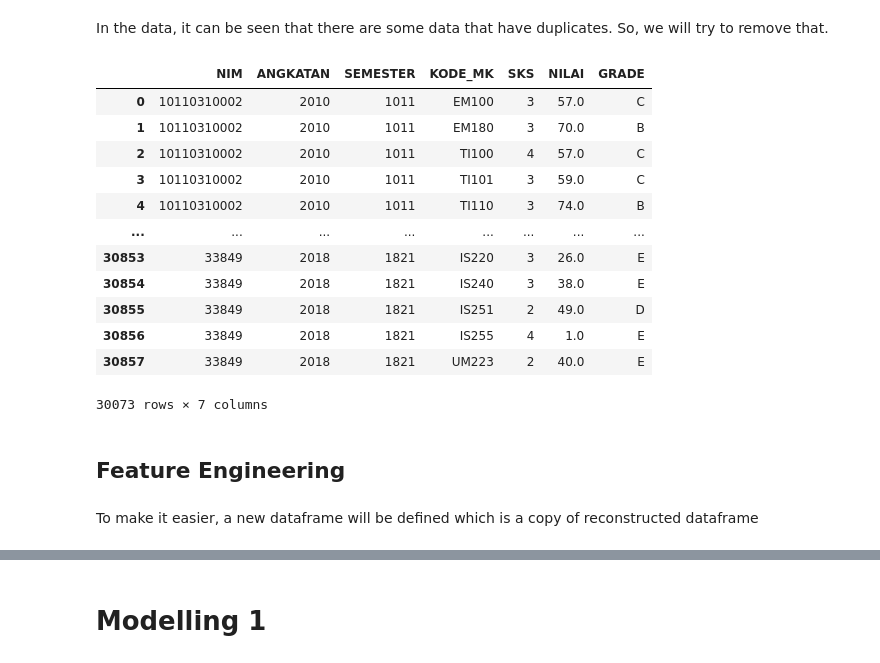
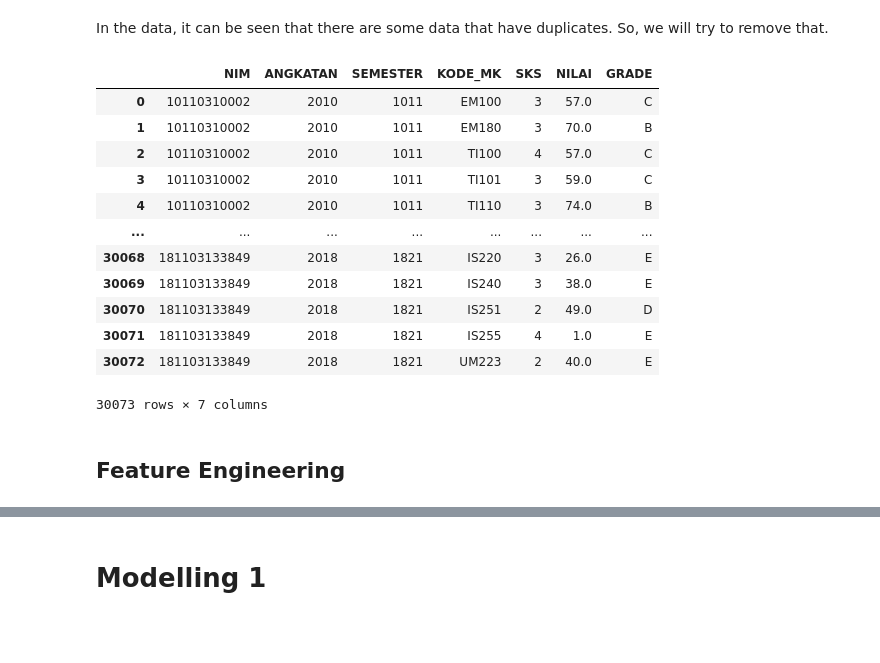
Before and after one commit to fchrzlka/ISFEST-2022, a Jupyter notebook: ConfusedTeens_Coding.ipynb, the cells around one changed output, grey strips where cells are left out. Saved outputs shown, nothing was run; the diff lists cells and outputs as text; code cells hidden in the pictures; blank space fills up the shorter version.

```diff
--- a/ConfusedTeens_Coding.ipynb
+++ b/ConfusedTeens_Coding.ipynb
@@ -121,0 +141,3 @@ clean_transcript
+# %%
+# Applying convert score function
+transcript['GRADE'] = transcript['NILAI'].apply(lambda score: convert_score(score))
@@ -124,11 +158,11 @@ As you can see, there are few observations that have incomplete values in NIM co
 # %%
 def fixing_NIM(data) :
     '''
-    This thas thus
+    Fixing incomplete value in NIM column
     '''
     # Fixing NIM
 
-    for i in range(len(data['NIM'])):
+    for i in range(data.shape[0]):
         data['NIM'].values[i] = str(data['NIM'].values[i])
         if len(str(data['NIM'][i])) != 11 :
             if len(str(data['NIM'][i])) == 5 :
@@ -179,0 +178,2 @@ clean_transcript[clean_transcript.duplicated(['NIM', 'KODE_MK'])]
+# %%
+transcript = fixing_NIM(transcript)
@@ -185,23 +202,24 @@ def drop_duplicate(data) :
     data.drop_duplicates(subset=['NIM', 'KODE_MK'],
                          keep = 'first',
                          inplace = True)
+    data = data.reset_index(drop=True)
     return data
 # %%
-clean_transcript = drop_duplicate(clean_transcript)
+clean_transcript = drop_duplicate(transcript)
 clean_transcript
 # %% [output]
 |  | NIM | ANGKATAN | SEMESTER | KODE_MK | SKS | NILAI | GRADE |
 | 0 | 10110310002 | 2010 | 1011 | EM100 | 3 | 57.0 | C |
 | 1 | 10110310002 | 2010 | 1011 | EM180 | 3 | 70.0 | B |
 | 2 | 10110310002 | 2010 | 1011 | TI100 | 4 | 57.0 | C |
 | 3 | 10110310002 | 2010 | 1011 | TI101 | 3 | 59.0 | C |
 | 4 | 10110310002 | 2010 | 1011 | TI110 | 3 | 74.0 | B |
 | ... | ... | ... | ... | ... | ... | ... | ... |
-| 30853 | 33849 | 2018 | 1821 | IS220 | 3 | 26.0 | E |
-| 30854 | 33849 | 2018 | 1821 | IS240 | 3 | 38.0 | E |
-| 30855 | 33849 | 2018 | 1821 | IS251 | 2 | 49.0 | D |
-| 30856 | 33849 | 2018 | 1821 | IS255 | 4 | 1.0 | E |
-| 30857 | 33849 | 2018 | 1821 | UM223 | 2 | 40.0 | E |
+| 30068 | 181103133849 | 2018 | 1821 | IS220 | 3 | 26.0 | E |
+| 30069 | 181103133849 | 2018 | 1821 | IS240 | 3 | 38.0 | E |
+| 30070 | 181103133849 | 2018 | 1821 | IS251 | 2 | 49.0 | D |
+| 30071 | 181103133849 | 2018 | 1821 | IS255 | 4 | 1.0 | E |
+| 30072 | 181103133849 | 2018 | 1821 | UM223 | 2 | 40.0 | E |
 30073 rows × 7 columns
 # %% [markdown]
 ## Feature Engineering
@@ -242,2 +225,0 @@ df1["NILAI_AKHIR"] = Nilai_Akhir
-# %% [markdown]
-To make it easier, a new dataframe will be defined which is a copy of reconstructed dataframe
```
Also changed, not shown: parts of 150 cells of this notebook.
